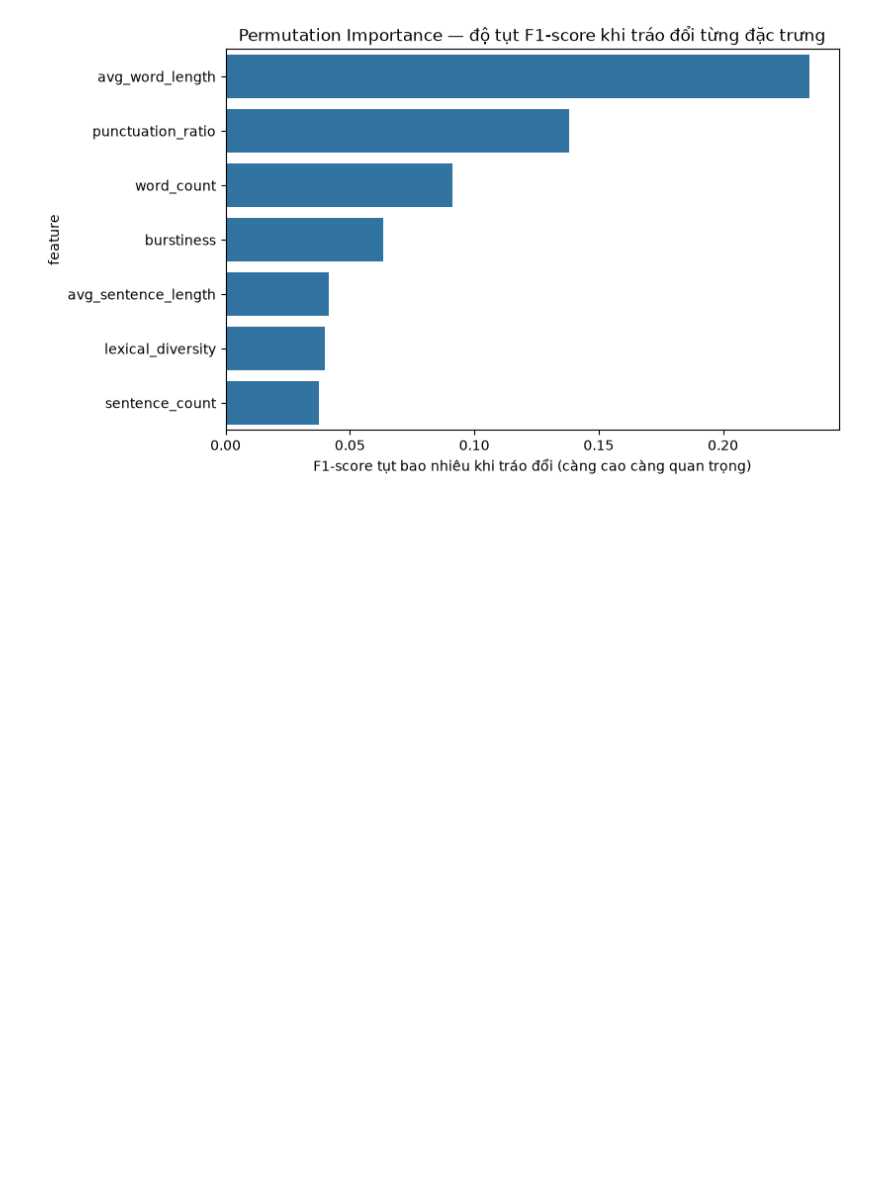
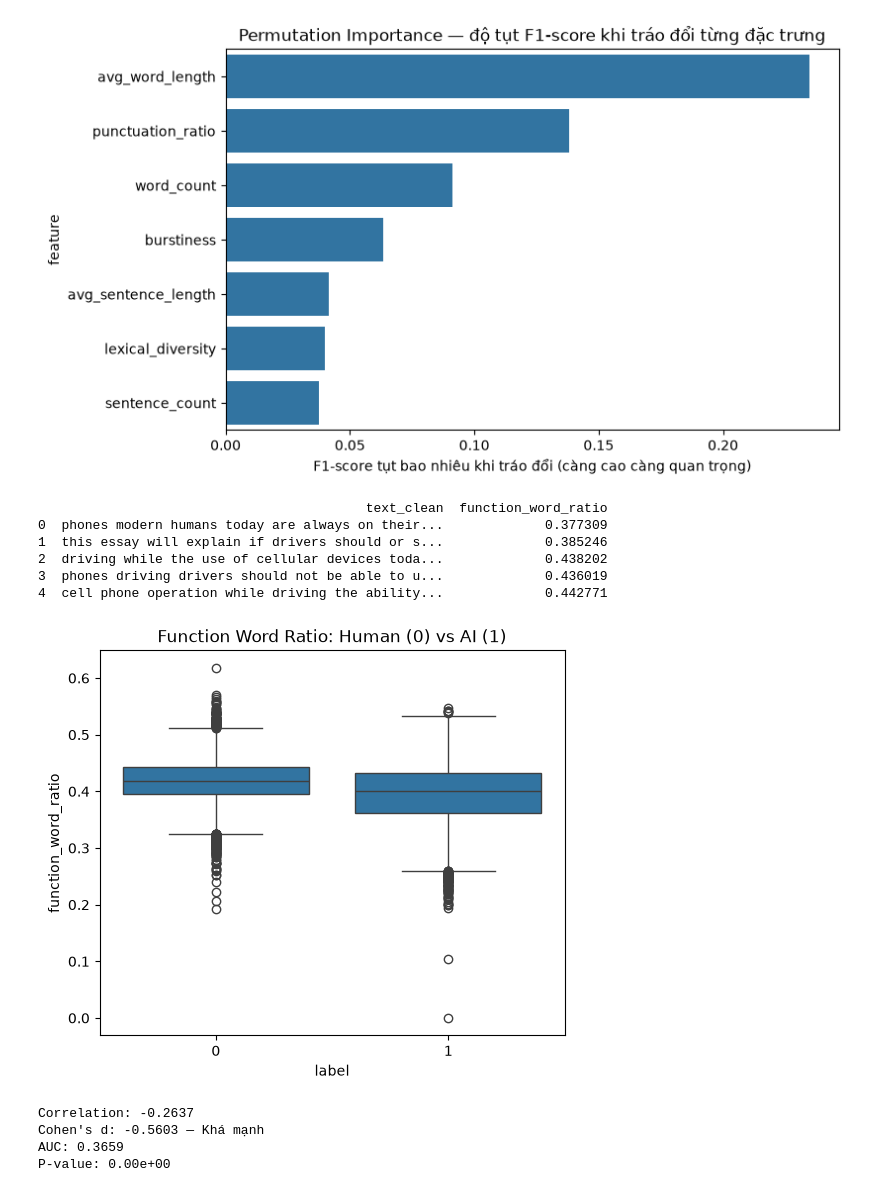
Before and after one commit to KietNH-ai/AI-Generated-Text-Essay-Detection, a Jupyter notebook: notebooks/04_important_feature.ipynb, the cells around one changed output. Cells and saved outputs as stored; diff of their text form; code cells hidden in the pictures; blank space fills up the shorter version.

```diff
--- a/notebooks/04_important_feature.ipynb
+++ b/notebooks/04_important_feature.ipynb
@@ -442,3 +442,58 @@ F1-score GỐC (chưa tráo đổi gì): 0.8921
 2                    0.002377
 4                    0.003519
 [figure]
+# %%
+# Thêm vào ngay sau khi đã có train_df_rq1 (không cần chạy lại từ đầu Ô A)
+function_words = set(['a','all','also','an','and','any','are','as','at','be','been','but','by',
+                        'can','do','down','even','every','for','from','had','has','have','her','his',
+                        'if','in','into','is','it','its','may','more','must','my','no','not','now',
+                        'of','on','one','only','or','our','shall','should','so','some','such','than',
+                        'that','the','their','then','there','things','this','to','up','upon','was',
+                        'were','what','when','which','who','will','with','would','your'])
+
+def function_word_ratio(text):
+    words = str(text).lower().split()
+    if len(words) == 0:
+        return 0
+    func_count = sum(1 for w in words if w in function_words)
+    return func_count / len(words)
+
+train_df_rq1['function_word_ratio'] = train_df_rq1['text_clean'].apply(function_word_ratio)
+
+# Cập nhật danh sách đặc trưng — thêm đặc trưng thứ 8
+feature_cols_v2 = feature_cols + ['function_word_ratio']
+print(train_df_rq1[['text_clean', 'function_word_ratio']].head())
+# %% [output]
+                                          text_clean  function_word_ratio
+0  phones modern humans today are always on their...             0.377309
+1  this essay will explain if drivers should or s...             0.385246
+2  driving while the use of cellular devices toda...             0.438202
+3  phones driving drivers should not be able to u...             0.436019
+4  cell phone operation while driving the ability...             0.442771
+# %%
+plt.figure(figsize=(6,5))
+sns.boxplot(data=train_df_rq1, x='label', y='function_word_ratio')
+plt.title('Function Word Ratio: Human (0) vs AI (1)')
+plt.show()
+# %% [output]
+[figure, added]
+# %%
+# Bước 3: Tính 4 chỉ số cho function_word_ratio
+corr_fw = train_df_rq1[['function_word_ratio', 'label']].corr().iloc[0,1]
+print(f"Correlation: {corr_fw:.4f}")
+
+human_vals = train_df_rq1[train_df_rq1['label']==0]['function_word_ratio']
+ai_vals = train_df_rq1[train_df_rq1['label']==1]['function_word_ratio']
+d_fw = cohens_d(human_vals, ai_vals)
+print(f"Cohen's d: {d_fw:.4f} — {interpret_d(d_fw)}")
+
+auc_fw = roc_auc_score(train_df_rq1['label'], train_df_rq1['function_word_ratio'])
+print(f"AUC: {auc_fw:.4f}")
+
+stat, p_fw = stats.mannwhitneyu(human_vals, ai_vals, alternative='two-sided')
+print(f"P-value: {p_fw:.2e}")
+# %% [output]
+Correlation: -0.2637
+Cohen's d: -0.5603 — Khá mạnh
+AUC: 0.3659
+P-value: 0.00e+00
```
Also changed, not shown: parts of 7 cells of this notebook, 1 other file.
